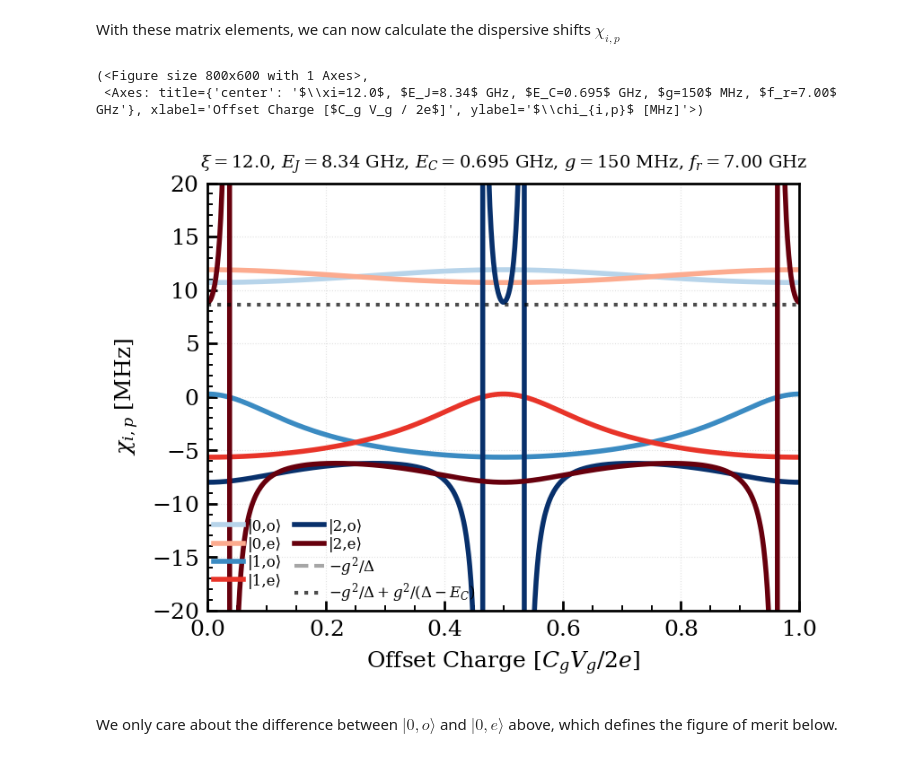
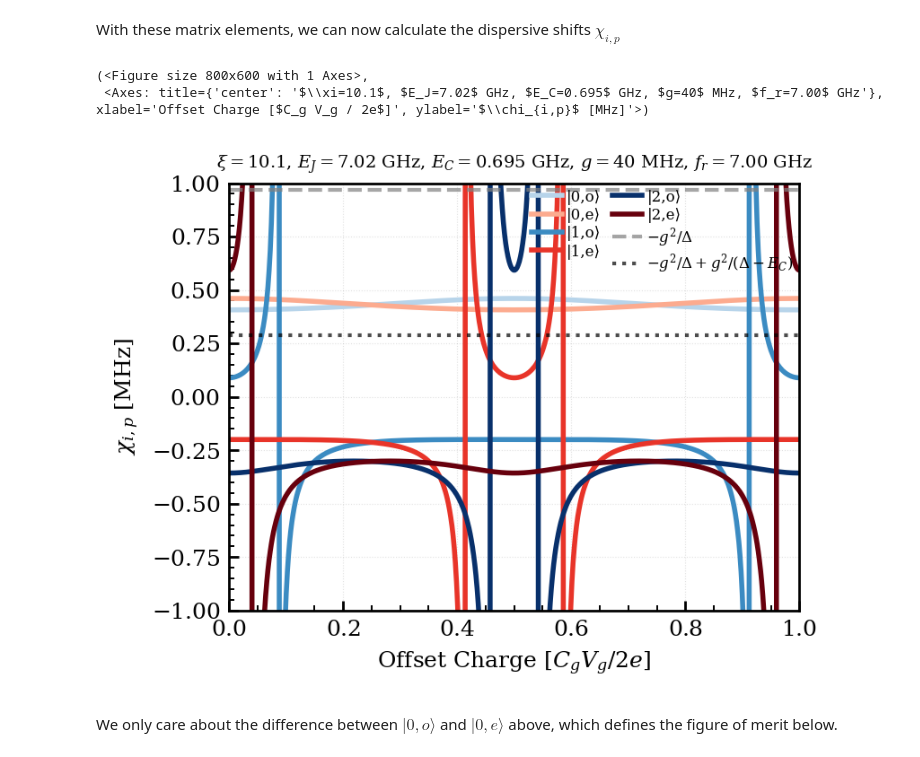
Before and after one commit to WashU-Astroparticle-Lab/qpd, a Jupyter notebook: notebooks/qpd.ipynb, the cells around one changed output. Drawn from its saved outputs; the diff is of its cells as text; code cells hidden in the pictures.

```diff
--- a/notebooks/qpd.ipynb
+++ b/notebooks/qpd.ipynb
@@ -7,7 +7,8 @@ import matplotlib.pyplot as plt
 import matplotlib.cm as cm
 from matplotlib.colors import SymLogNorm
 
-qpd = QPD(e_j_hz=8.335e9, e_c_hz=0.695e9) # WashU parameters
+#qpd = QPD(e_j_hz=8.335e9, e_c_hz=0.695e9) # WashU design parameters
+qpd = QPD(e_j_hz=None, e_c_hz=0.695e9, r_n_ohm=21e3) # WashU design parameters
 #qpd = QPD(e_j_hz = 6.149e9, e_c_hz = 0.354e9) # Serniak parameters
 # %% [markdown]
 # Step-by-step Calculation
@@ -128,8 +117,9 @@ $$
 # %% [markdown]
 where the matrix element $\langle j, p| \hat{n}| i, p\rangle$ is computed by:
 # %%
+COUPLING_G_HZ = 40e6
 matrix_elements, chi_ip = qpd.compute_dispersive_matrix(
-    offset_charge=0.5, coupling_g_hz=150e6, readout_freq_hz=7.0e9, num_levels=6,
+    offset_charge=0.5, coupling_g_hz=COUPLING_G_HZ, readout_freq_hz=7.0e9, num_levels=6,
     parity='odd'
 )
 # %%
@@ -160,13 +150,13 @@ qpd.plot_matrix_elements(offset_charges, coupling_g_hz=150e6, readout_freq_hz=7.
 With these matrix elements, we can now calculate the dispersive shifts $\chi_{i,p}$
 # %%
 qpd.plot_dispersive_shift(
-    offset_charges, coupling_g_hz=150e6, readout_freq_hz=7e9, num_levels=5,
-    ylim=[-20, 20]
+    offset_charges, coupling_g_hz=COUPLING_G_HZ, readout_freq_hz=7e9, num_levels=5,
+    ylim=[-1, 1]
 )
 # %% [output]
 (<Figure size 800x600 with 1 Axes>,
- <Axes: title={'center': '$\\xi=12.0$, $E_J=8.34$ GHz, $E_C=0.695$ GHz, $g=150$ MHz, $f_r=7.00$ GHz'}, xlabel='Offset Charge [$C_g V_g / 2e$]', ylabel='$\\chi_{i,p}$ [MHz]'>)
+ <Axes: title={'center': '$\\xi=10.1$, $E_J=7.02$ GHz, $E_C=0.695$ GHz, $g=40$ MHz, $f_r=7.00$ GHz'}, xlabel='Offset Charge [$C_g V_g / 2e$]', ylabel='$\\chi_{i,p}$ [MHz]'>)
-[figure, old version]
+[figure, new version]
 # %% [markdown]
 We only care about the difference between $|0,o\rangle$ and $|0, e\rangle$ above, which defines the figure of merit below.
 # %%
```
Also changed, not shown: parts of 8 cells of this notebook, 2 other files.
